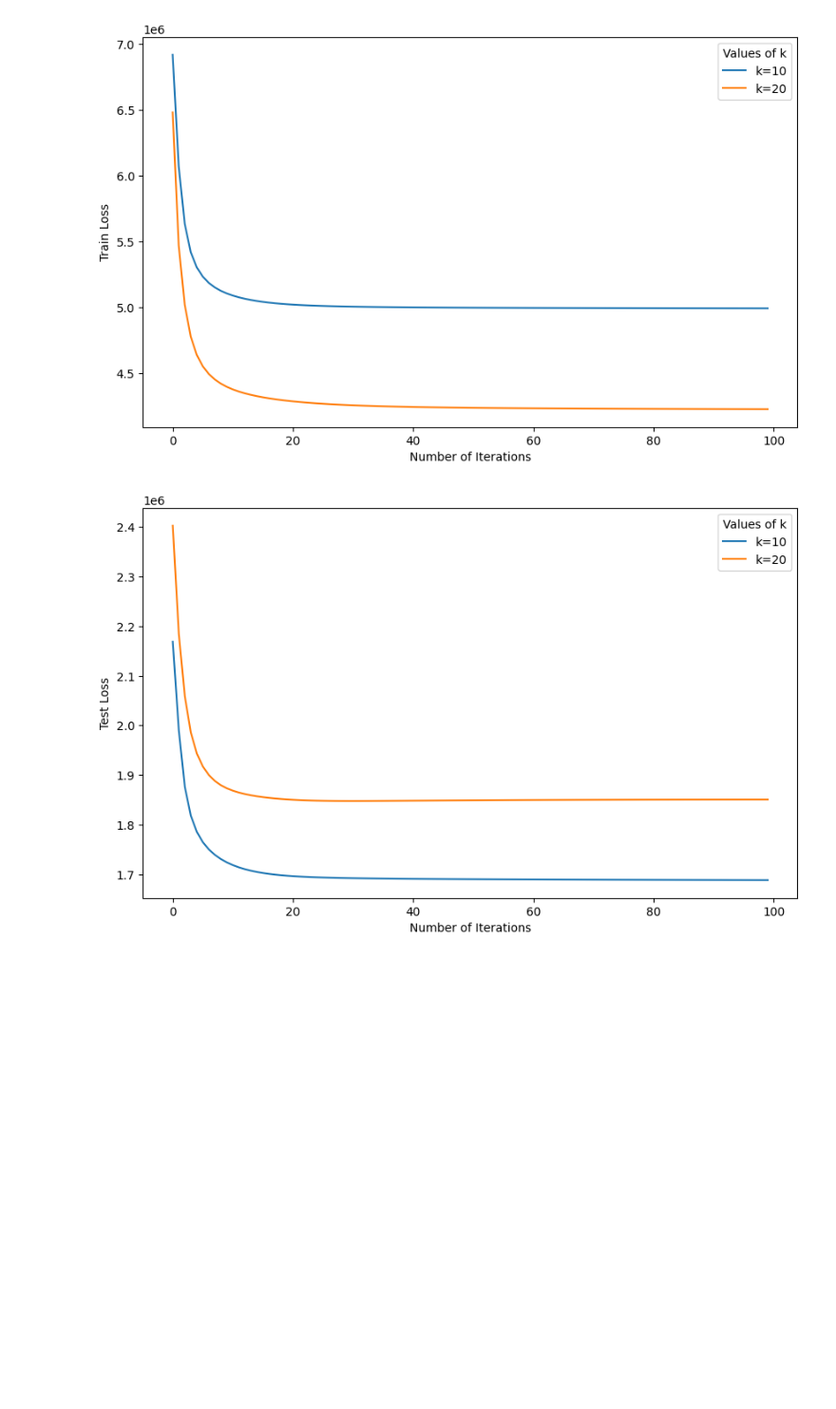
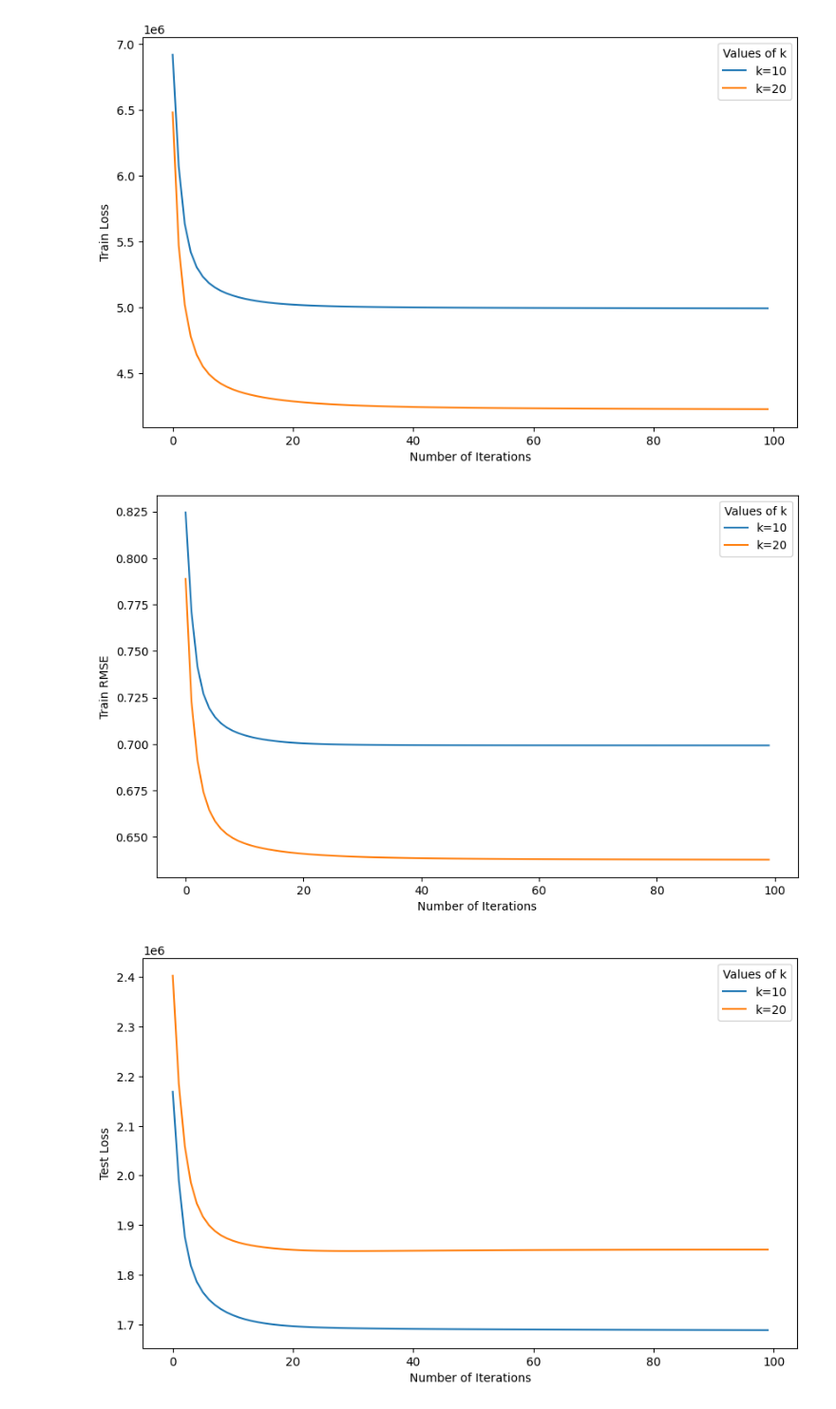
Before and after one commit to Bwhiz/Recommender-System-ALS, a Jupyter notebook: main.ipynb, the cells around one changed output. Shown: that part at 95% size. Drawn from its saved outputs; the diff is of its cells as text; code cells hidden in the pictures; blank space fills up the shorter version.

```diff
--- a/main.ipynb
+++ b/main.ipynb
@@ -548,6 +560,22 @@ plt.legend(title="Values of k")
 plt.savefig('./assets/25M-dataset/train_losses_k_10_20.pdf', bbox_inches='tight');
 # %% [output]
 [figure]
+# %%
+plt.figure(figsize=(10, 6))
+
+# Plotting losses
+error_data = {"k=10": train_errors_k_10, "k=20": train_errors_k_20}
+for label, errors in error_data.items():
+    plt.plot(errors, label=label)
+
+plt.xlabel('Number of Iterations')
+plt.ylabel('Train RMSE')
+plt.legend(title="Values of k")
+
+# Save plot to file
+plt.savefig('./assets/25M-dataset/train_errors_k_10_20.pdf', bbox_inches='tight');
+# %% [output]
+[figure, added]
 # %%
 plt.figure(figsize=(10, 6))
 
```
Also changed, not shown: parts of 18 cells of this notebook, 5 other files.
